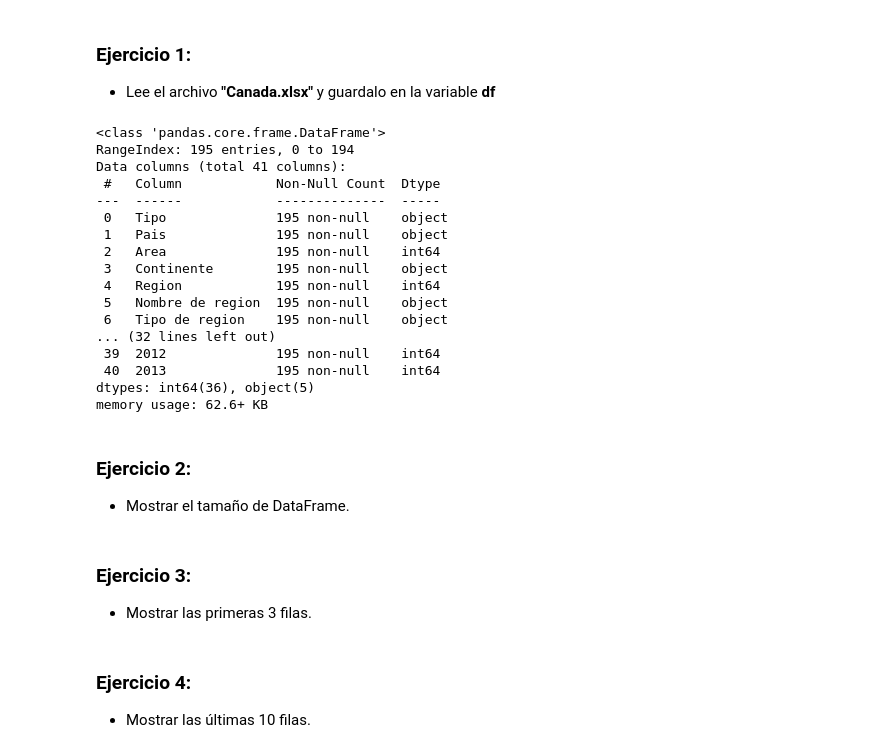
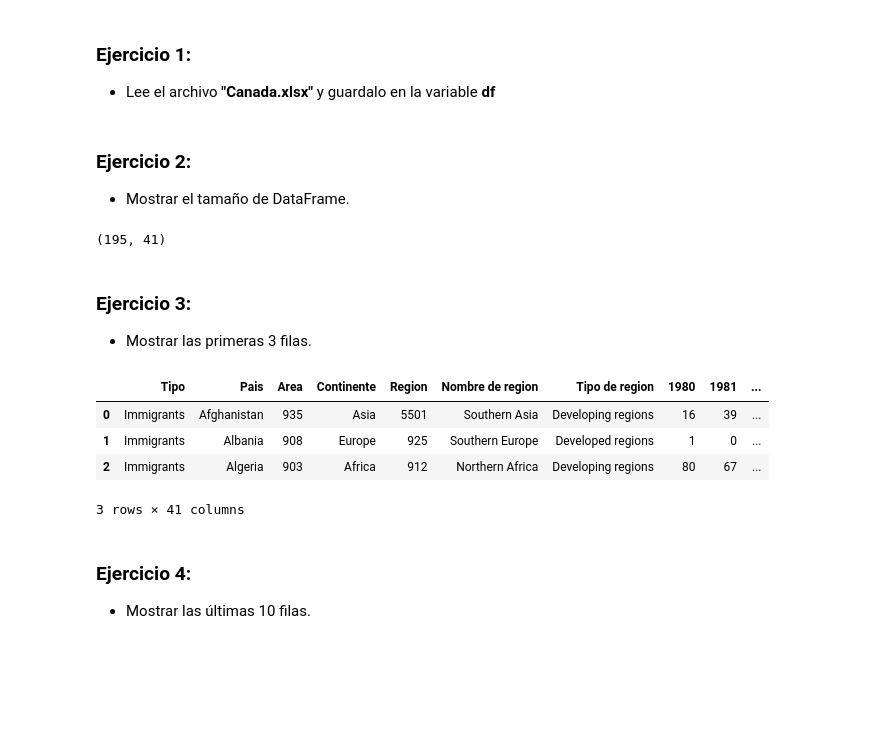
Before and after one commit to mplazap/Bootcamp_ejercicios, a Jupyter notebook: Tema 3 - Data Science/03.- Pandas (1)/03.pandas_1_ejercicios.ipynb, the cells around one changed output. Drawn from its saved outputs; the diff is of its cells as text; code cells hidden in the pictures; blank space fills up the shorter version.

```diff
--- a/Tema 3 - Data Science/03.- Pandas (1)/03.pandas_1_ejercicios.ipynb
+++ b/Tema 3 - Data Science/03.- Pandas (1)/03.pandas_1_ejercicios.ipynb
@@ -15,31 +15,25 @@ numpy==2.2.1
 - Lee el archivo **"Canada.xlsx"** y guardalo en la variable **df**
 # %%
 df = pd.read_excel("../Data/Canada.xlsx")
-df.info()
-# %% [output]
-<class 'pandas.core.frame.DataFrame'>
-RangeIndex: 195 entries, 0 to 194
-Data columns (total 41 columns):
- #   Column            Non-Null Count  Dtype
----  ------            --------------  -----
- 0   Tipo              195 non-null    object
- 1   Pais              195 non-null    object
- 2   Area              195 non-null    int64
- 3   Continente        195 non-null    object
- 4   Region            195 non-null    int64
- 5   Nombre de region  195 non-null    object
- 6   Tipo de region    195 non-null    object
-... (32 lines left out)
- 39  2012              195 non-null    int64
- 40  2013              195 non-null    int64
-dtypes: int64(36), object(5)
-memory usage: 62.6+ KB
 # %% [markdown]
 ### Ejercicio 2:
 - Mostrar el tamaño de DataFrame.
+# %%
+# Devuelve el numero de filas y columnas, en ese orden
+df.shape
+# %% [output]
+(195, 41)
 # %% [markdown]
 ### Ejercicio 3:
 - Mostrar las primeras 3 filas.
+# %%
+df.head(3)
+# %% [output]
+|  | Tipo | Pais | Area | Continente | Region | Nombre de region | Tipo de region | 1980 | 1981 | ... |
+| 0 | Immigrants | Afghanistan | 935 | Asia | 5501 | Southern Asia | Developing regions | 16 | 39 | ... |
+| 1 | Immigrants | Albania | 908 | Europe | 925 | Southern Europe | Developed regions | 1 | 0 | ... |
+| 2 | Immigrants | Algeria | 903 | Africa | 912 | Northern Africa | Developing regions | 80 | 67 | ... |
+3 rows × 41 columns
 # %% [markdown]
 ### Ejercicio 4:
 - Mostrar las últimas 10 filas.
```
Also changed, not shown: parts of 16 cells of this notebook, 1 other file.
